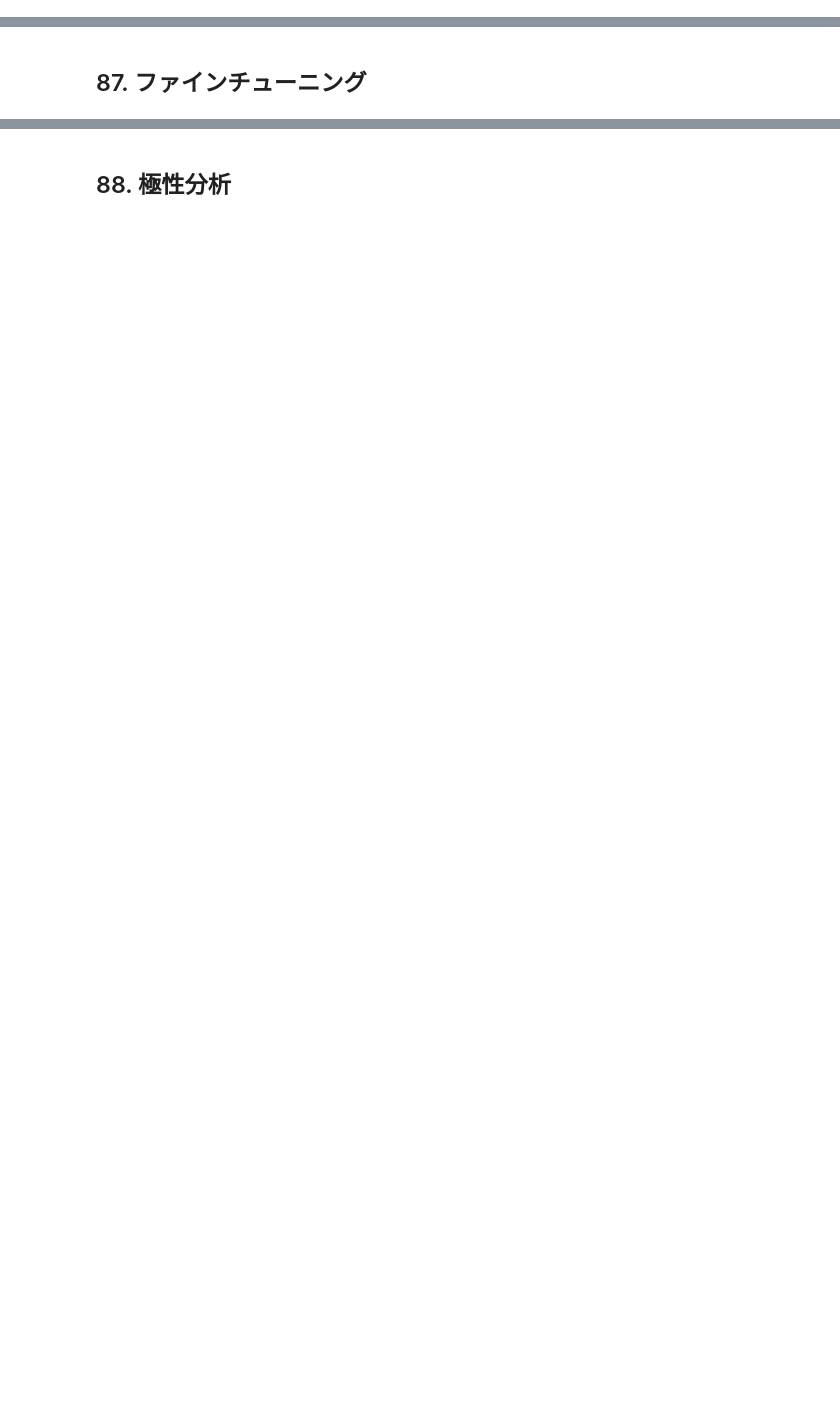
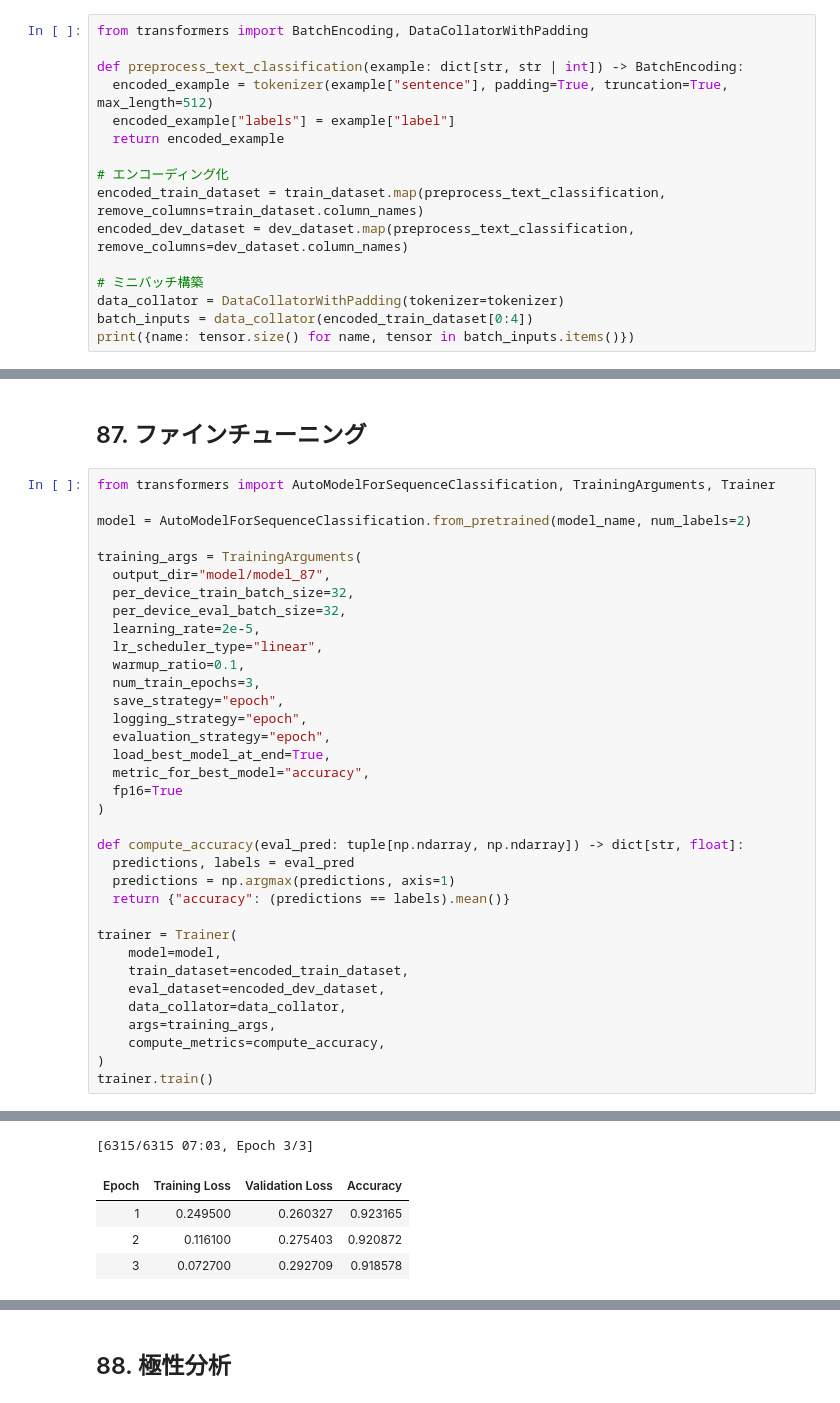
Before and after one commit to j329nish/100knocks, a Jupyter notebook: chapter9.ipynb, the cells around one changed output, grey strips where cells are left out. Cells and saved outputs as stored; diff of their text form; blank space fills up the shorter version.

```diff
--- a/chapter9.ipynb
+++ b/chapter9.ipynb
@@ -204,0 +216,16 @@ TypeError: expected Tensor as element 0 in argument 0, but got list
+# %%
+from transformers import BatchEncoding, DataCollatorWithPadding
+
+def preprocess_text_classification(example: dict[str, str | int]) -> BatchEncoding:
+  encoded_example = tokenizer(example["sentence"], padding=True, truncation=True, max_length=512)
+  encoded_example["labels"] = example["label"]
+  return encoded_example
+
+# エンコーディング化
+encoded_train_dataset = train_dataset.map(preprocess_text_classification, remove_columns=train_dataset.column_names)
+encoded_dev_dataset = dev_dataset.map(preprocess_text_classification, remove_columns=dev_dataset.column_names)
+
+# ミニバッチ構築
+data_collator = DataCollatorWithPadding(tokenizer=tokenizer)
+batch_inputs = data_collator(encoded_train_dataset[0:4])
+print({name: tensor.size() for name, tensor in batch_inputs.items()})
@@ -205,2 +235,38 @@ TypeError: expected Tensor as element 0 in argument 0, but got list
 # %% [markdown]
 ## 87. ファインチューニング
+# %%
+from transformers import AutoModelForSequenceClassification, TrainingArguments, Trainer
+
+model = AutoModelForSequenceClassification.from_pretrained(model_name, num_labels=2)
+
+training_args = TrainingArguments(
+  output_dir="model/model_87",
+  per_device_train_batch_size=32,
+  per_device_eval_batch_size=32,
+  learning_rate=2e-5,
+  lr_scheduler_type="linear",
+  warmup_ratio=0.1,
+  num_train_epochs=3,
+  save_strategy="epoch",
+  logging_strategy="epoch",
+  evaluation_strategy="epoch",
+  load_best_model_at_end=True,
+  metric_for_best_model="accuracy",
+  fp16=True
+)
+
+def compute_accuracy(eval_pred: tuple[np.ndarray, np.ndarray]) -> dict[str, float]:
+  predictions, labels = eval_pred
+  predictions = np.argmax(predictions, axis=1)
+  return {"accuracy": (predictions == labels).mean()}
+
+trainer = Trainer(
+    model=model,
+    train_dataset=encoded_train_dataset,
+    eval_dataset=encoded_dev_dataset,
+    data_collator=data_collator,
+    args=training_args,
+    compute_metrics=compute_accuracy,
+)
+trainer.train()
+# %% [output]
@@ -206,0 +287,5 @@ TypeError: expected Tensor as element 0 in argument 0, but got list
+[6315/6315 07:03, Epoch 3/3]
+| Epoch | Training Loss | Validation Loss | Accuracy |
+| 1 | 0.249500 | 0.260327 | 0.923165 |
+| 2 | 0.116100 | 0.275403 | 0.920872 |
+| 3 | 0.072700 | 0.292709 | 0.918578 |
```
Also changed, not shown: parts of 14 cells of this notebook.
